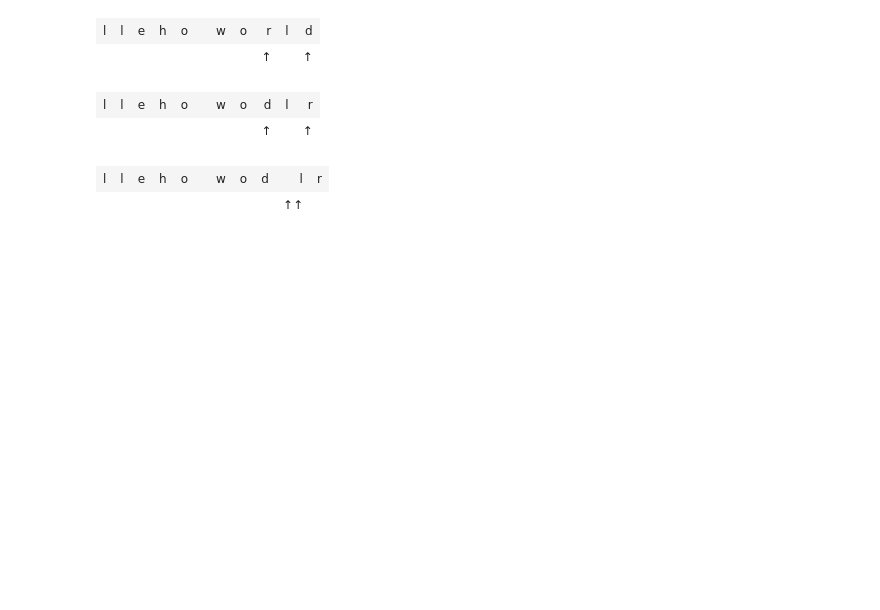
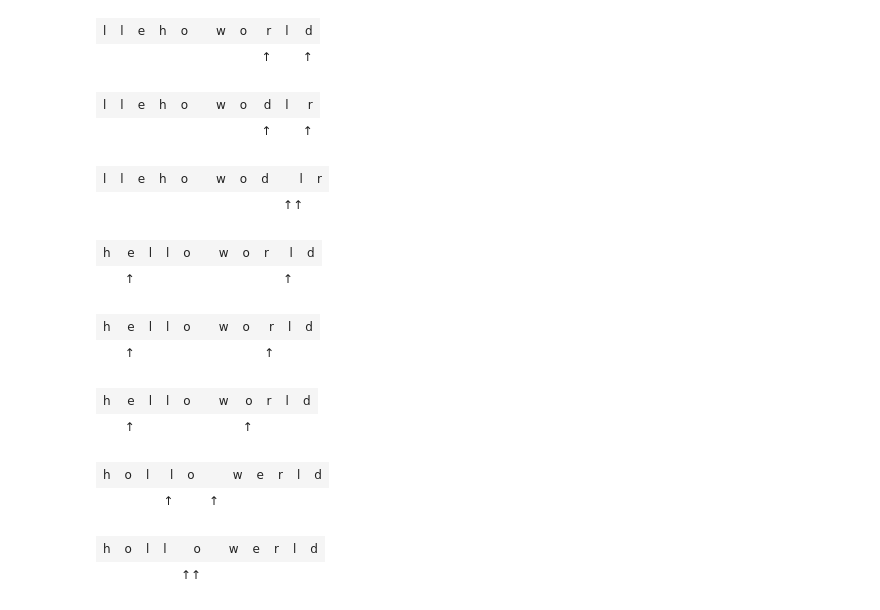
Before and after one commit to fbeilstein/algorithms, a Jupyter notebook: strings.ipynb, the cells around one changed output. Cells and saved outputs as stored; diff of their text form; code cells hidden in the pictures; blank space fills up the shorter version.

```diff
--- a/strings.ipynb
+++ b/strings.ipynb
@@ -147,0 +165,39 @@ while p < len(s):
+# %%
+s = "hello world"
+
+def show_ptrs(idx_1, idx_2):
+  arr = [list(s), [""]*len(s)]
+  arr[1][idx_1] += '<b style="color:green">↑</b>'
+  arr[1][idx_2] += '<b style="color:red">↑</b>'
+  cols = [['#ffffff'] * len(arr[0]), ['#ffffff'] * len(arr[0])]
+  for idx,c in enumerate(s):
+    if c in vowels:
+      cols[0][idx] = "#00aa00"
+  visualize_array(arr, cols,
+                [['#000000'] * len(arr[0])] * 2,
+                [True, False])
+
+s = list(s)
+idx_l, idx_r = 0, len(s)-1
+vowels = ['a', 'e', 'i', 'o', 'u',
+          'A', 'E', 'I', 'O', 'U']
+while idx_l < idx_r:
+  if s[idx_l] in vowels and s[idx_r] in vowels:
+    s[idx_l], s[idx_r] = s[idx_r], s[idx_l]
+    idx_l, idx_r = idx_l+1, idx_r-1
+  if not s[idx_l] in vowels:
+    idx_l += 1
+  if not s[idx_r] in vowels:
+    idx_r -= 1
+  show_ptrs(idx_l, idx_r)
+# %% [output]
+| h | e | l | l | o |  | w | o | r | l | d |
+|  | ↑ |  |  |  |  |  |  |  | ↑ |  |
+| h | e | l | l | o |  | w | o | r | l | d |
+|  | ↑ |  |  |  |  |  |  | ↑ |  |  |
+| h | e | l | l | o |  | w | o | r | l | d |
+|  | ↑ |  |  |  |  |  | ↑ |  |  |  |
+| h | o | l | l | o |  | w | e | r | l | d |
+|  |  |  | ↑ |  | ↑ |  |  |  |  |  |
+| h | o | l | l | o |  | w | e | r | l | d |
+|  |  |  |  | ↑↑ |  |  |  |  |  |  |
```
Also changed, not shown: parts of 1 cell of this notebook.
